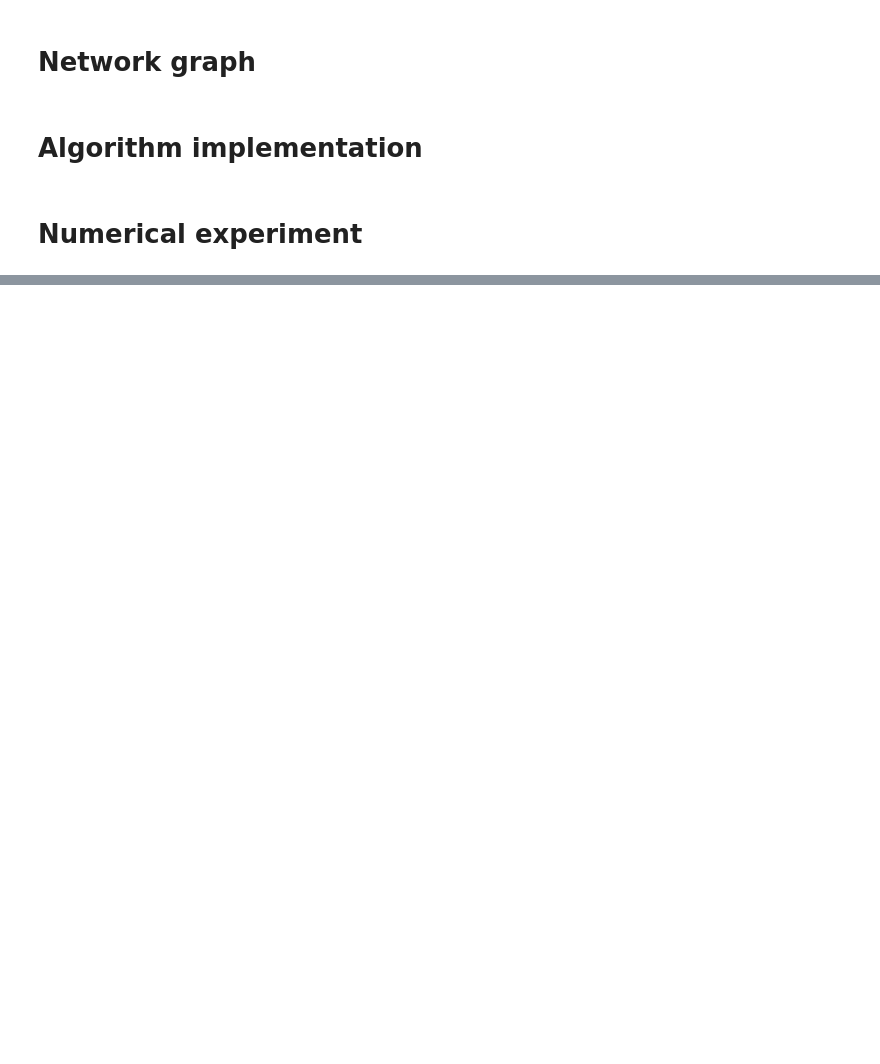
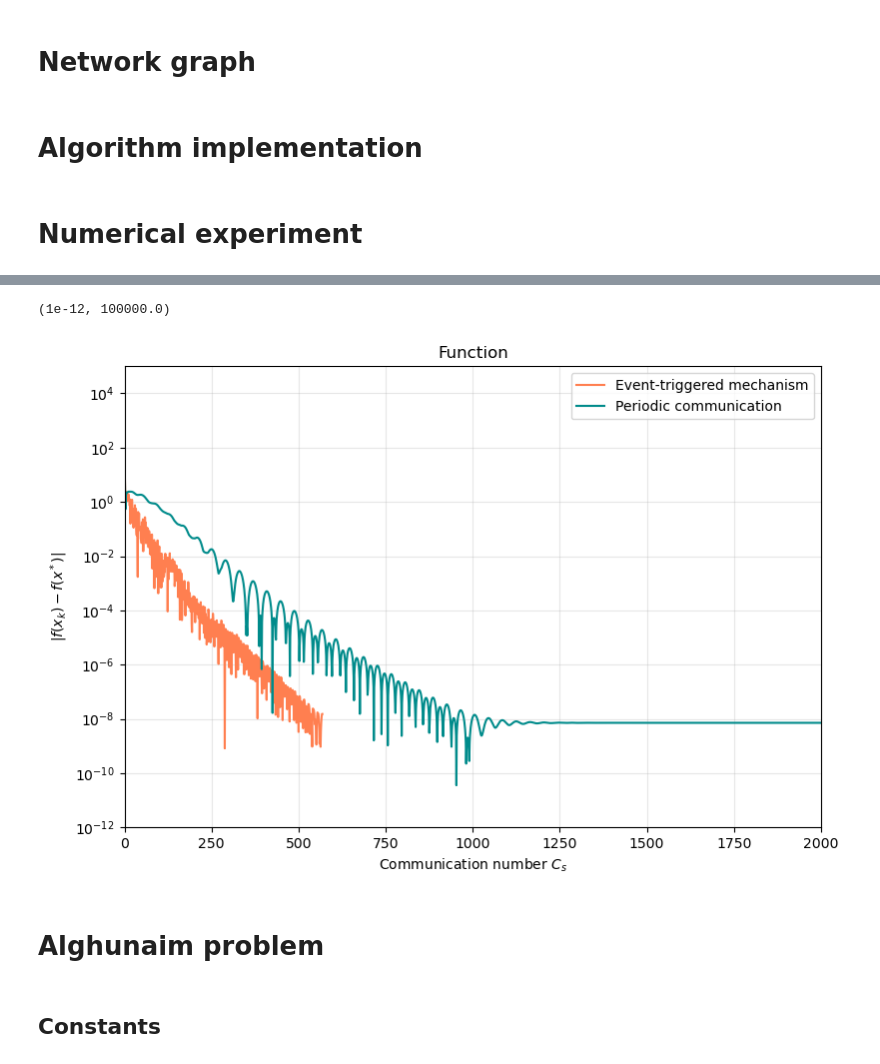
Before and after one commit to kisnikser/Decentralized-Optimization, a Jupyter notebook: huang.ipynb, the cells around one changed output, grey strips where cells are left out. Drawn from its saved outputs; the diff is of its cells as text; code cells hidden in the pictures; blank space fills up the shorter version.

```diff
--- a/huang.ipynb
+++ b/huang.ipynb
@@ -285,3 +293,16 @@ x_k_P, C_P = PDOA(alpha=alpha, beta=beta, x0=np.zeros(n), lmbd0=np.zeros(m*N), s
+# %%
+C_s = [int(x) for x in C_ET.mean(axis=1)]
+current = 0
+x_k_unique = []
+
+for x_k, C in zip(x_k_ET, C_s):
+    if C > current:
+        current = C
+        x_k_unique.append(x_k)
+    else:
+        continue
+
+C_s_unique = list(set(C_s[1:]))
 # %%
 plt.figure(figsize=(9, 6))
 
@@ -316,0 +338,22 @@ Text(0, 0.5, '$|f(x_k) - f(x^*)|$')
+# %%
+plt.figure(figsize=(9, 6))
+
+plt.plot(C_s_unique, [abs(f(x_k_unique[k]) - f(x_opt)) for k in range(len(x_k_unique))], color = 'coral', label="Event-triggered mechanism")
+plt.plot(range(x_k_P.shape[0]), [abs(f(x_k_P[k]) - f(x_opt)) for k in range(x_k_P.shape[0])], color = 'darkcyan', label="Periodic communication")
+
+
+plt.legend()
+plt.grid(alpha = 0.3)
+plt.yscale('log')
+plt.title("Function")
+plt.xlabel("Communication number $C_s$")
+plt.ylabel("$|f(x_k) - f(x^*)|$")
+plt.xlim(0, 2000)
+plt.ylim(1e-12, 1e5)
+# %% [output]
+(1e-12, 100000.0)
+[figure, added]
+# %% [markdown]
+# Alghunaim problem
+# %% [markdown]
+## Constants
```
Also changed, not shown: parts of 38 cells of this notebook, 1 other file.
